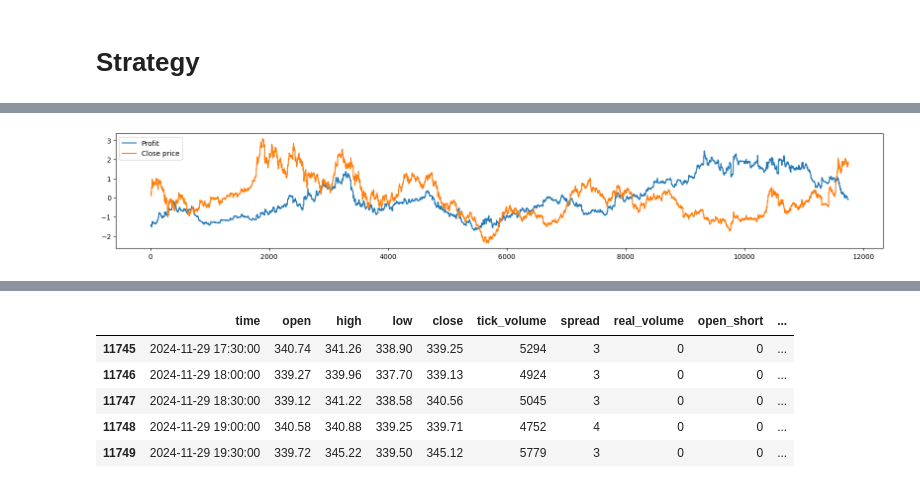
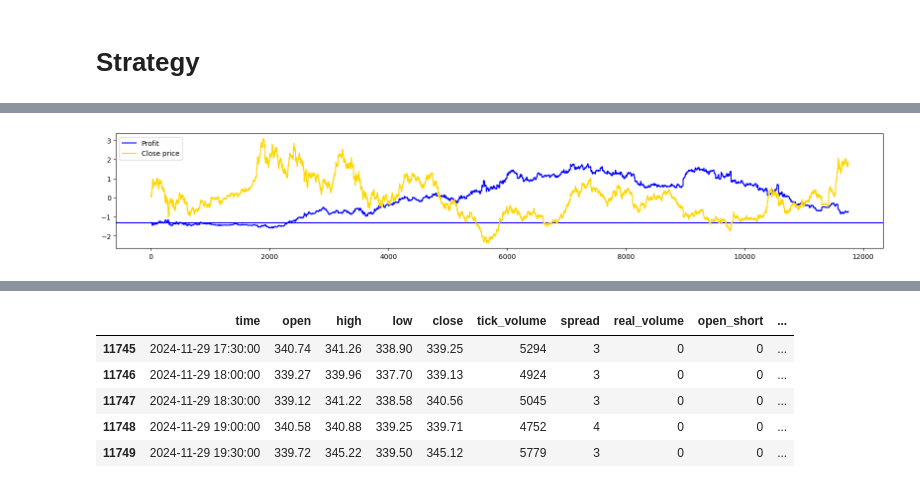
Before and after one commit to kgudalewski/trading, a Jupyter notebook: trading_bot.ipynb, the cells around one changed output, grey strips where cells are left out. Saved outputs shown, nothing was run; the diff lists cells and outputs as text; code cells hidden in the pictures.

Commit message:
debugging, changing create_order func arguments in "not real_trade" case in strategy, adding simple backtestting based on profit

```diff
--- a/trading_bot.ipynb
+++ b/trading_bot.ipynb
@@ -84,7 +78,7 @@ if real_trade:
 
 elif not real_trade:
 
-  def create_order(order_type, idx=None, ticker=None, qty=None, sl=None , tp=None):
+  def create_order(order_type, idx):
     if order_type == "BUY": # to znaczy otwarcie longa
       source_df.loc[idx,"open_long"] = 1 # w ostatnim wierszu , kolumnie open_long sygnalizuje otwarcie longa "1"ką
     if order_type == "SELL": # to znaczy otwarcie shorta
@@ -119,7 +113,7 @@ if real_trade:
 
 elif not real_trade:
 
-  def close_order(order_type, idx=None, ticker=None, qty=None, price=None, sl=None , tp=None):
+  def close_order(order_type, idx):
     if order_type == "BUY": # zamkniecie shorta poprzez wykupienie go
       source_df.loc[idx,"close_short"] = 1 # w ostatnim wierszu , kolumnie close_short sygnalizuje zamkniecie shorta "1"ką (poprzez wykupienie go)
     if order_type == "SELL": # zamkniecie longa poprzez sprzedanie go
@@ -336,4 +335,5 @@ Buy order placed, due to long_condition
 # %%
+df = source_df.copy()
 df["profit"] = 1
 total_prcnt = 1
 
@@ -348,12 +348,12 @@ for i in range(3,df.shape[0]):
     sell_p_long = df.iloc[i]["close"]
   if df.iloc[i]["close_short"] == 1:
     profit = ((sell_p_short - buy_p_short)/buy_p_short) * 100
-    print(f"Short position ended with profit {profit} % on index {i}")
+    # print(f"Short position ended with profit {profit} % on index {i}") # print info about profit on short order
     total_prcnt = total_prcnt + (total_prcnt * (profit/100))
     # df['profit'][i] = total_prcnt
   if df.iloc[i]["close_long"] == 1:
     profit = ((sell_p_long - buy_p_long)/buy_p_long) * 100
-    print(f"Long position ended with profit {profit} % on index {i}")
+    # print(f"Long position ended with profit {profit} % on index {i}") # print info about profit on long order
     total_prcnt = total_prcnt + (total_prcnt * (profit/100))
     # df['profit'][i] = total_prcnt
   df['profit'][i] = total_prcnt
@@ -370,9 +369,10 @@ df_profits.head()
 # %%
 plt.rcParams["figure.figsize"] = (20,3)
-plt.plot(df_profits.index,StandardScaler().fit_transform(pd.DataFrame(df_profits["profit"])), label="Profit")
-plt.plot(df_profits.index, StandardScaler().fit_transform(pd.DataFrame(df_profits["close"])), label="Close price")
-# plt.axhline(1)
+plt.plot(df.index,StandardScaler().fit_transform(pd.DataFrame(df["profit"])), label="Profit", color='blue')
+y_line_base_profit = StandardScaler().fit_transform(pd.DataFrame(df["profit"]))[0][0]
+plt.axhline(y_line_base_profit,color='blue')
+plt.plot(df.index, StandardScaler().fit_transform(pd.DataFrame(df["close"])), label="Close price", color = 'gold')
 plt.legend()
 plt.show()
 # %% [output]
-[figure, old version]
+[figure, new version]
```
Also changed, not shown: parts of 9 cells of this notebook.
